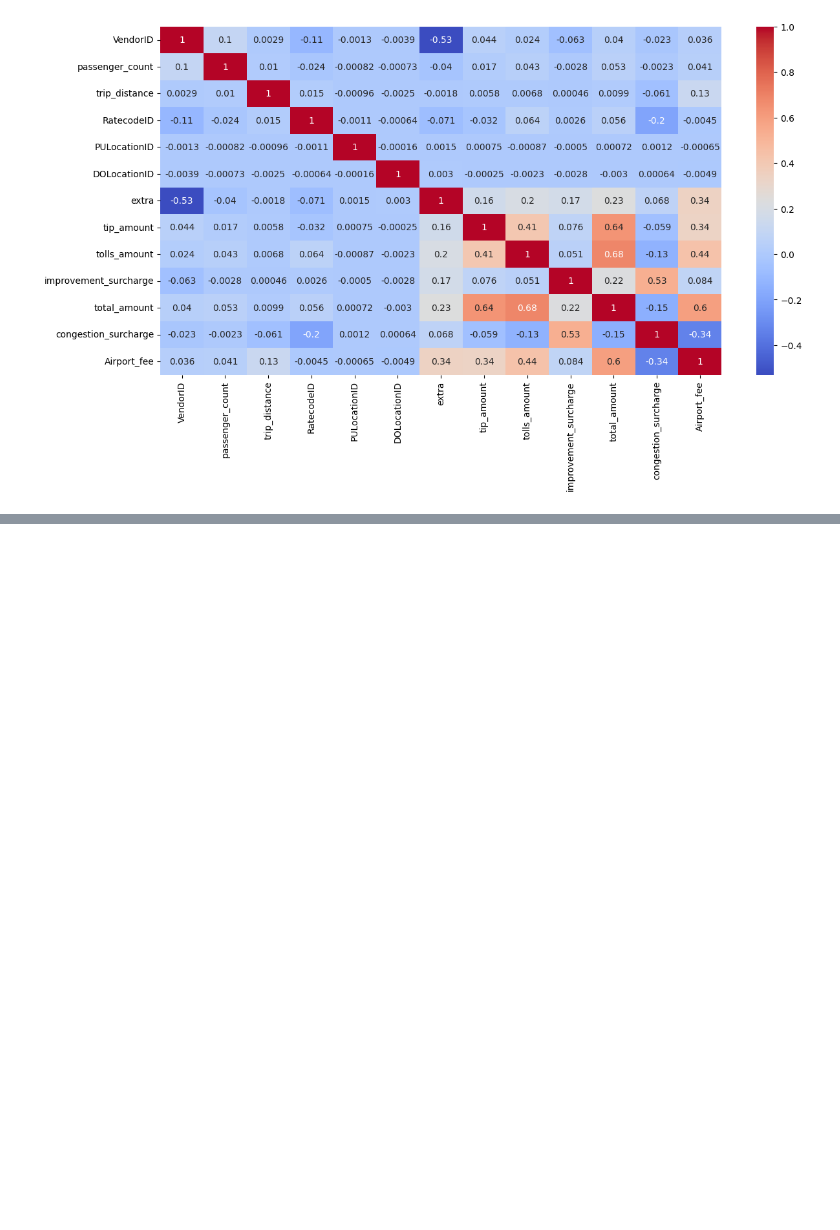
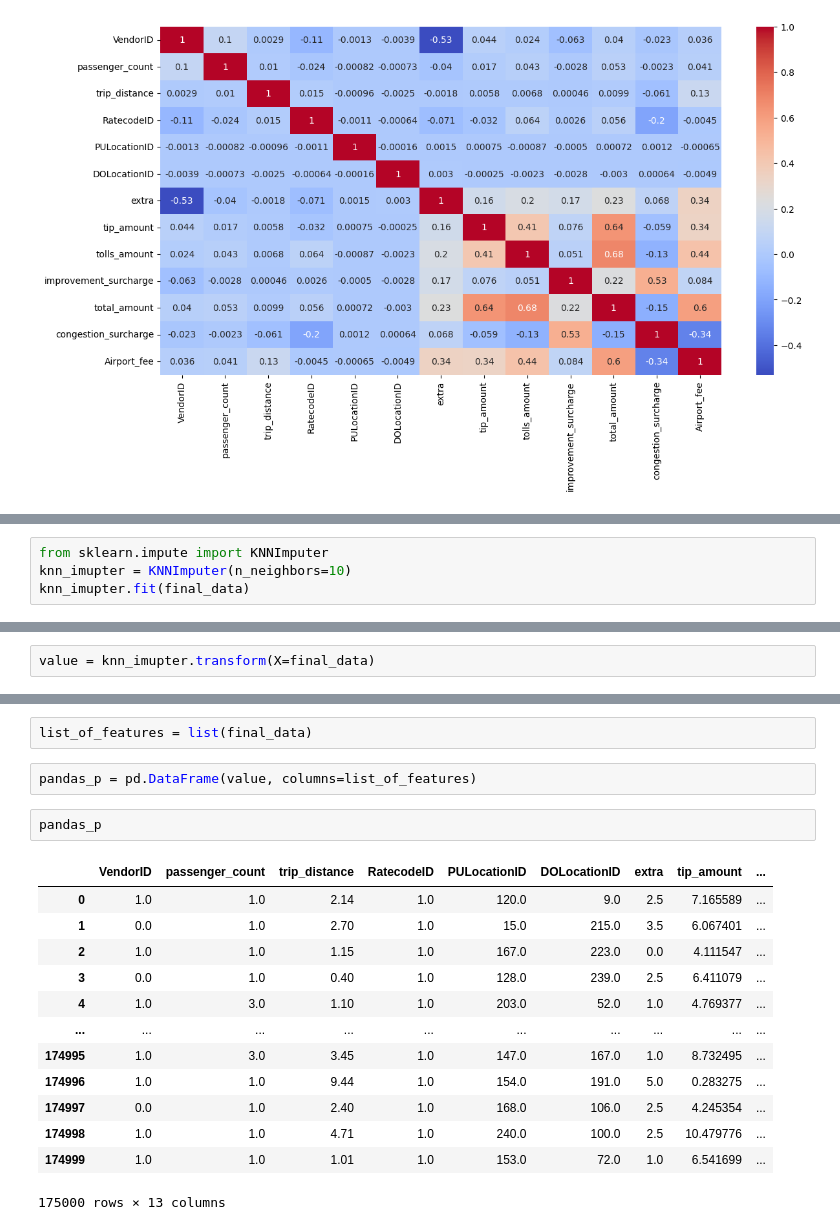
Before and after one commit to aniketkalra11/basic_kaggle_practice, a Jupyter notebook: texi_guru/texi_guru_challange.ipynb, the cells around one changed output, grey strips where cells are left out. Drawn from its saved outputs; the diff is of its cells as text; blank space fills up the shorter version.

```diff
--- a/texi_guru/texi_guru_challange.ipynb
+++ b/texi_guru/texi_guru_challange.ipynb
@@ -93,0 +119,4 @@ SyntaxError: positional argument follows keyword argument (2708030973.py, line 3
+# %%
+from sklearn.impute import KNNImputer
+knn_imupter = KNNImputer(n_neighbors=10)
+knn_imupter.fit(final_data)
@@ -93,0 +125,2 @@ SyntaxError: positional argument follows keyword argument (2708030973.py, line 3
+# %%
+value = knn_imupter.transform(X=final_data)
@@ -93,0 +144,20 @@ SyntaxError: positional argument follows keyword argument (2708030973.py, line 3
+# %%
+list_of_features = list(final_data)
+# %%
+pandas_p = pd.DataFrame(value, columns=list_of_features)
+# %%
+pandas_p
+# %% [output]
+|  | VendorID | passenger_count | trip_distance | RatecodeID | PULocationID | DOLocationID | extra | tip_amount | ... |
+| 0 | 1.0 | 1.0 | 2.14 | 1.0 | 120.0 | 9.0 | 2.5 | 7.165589 | ... |
+| 1 | 0.0 | 1.0 | 2.70 | 1.0 | 15.0 | 215.0 | 3.5 | 6.067401 | ... |
+| 2 | 1.0 | 1.0 | 1.15 | 1.0 | 167.0 | 223.0 | 0.0 | 4.111547 | ... |
+| 3 | 0.0 | 1.0 | 0.40 | 1.0 | 128.0 | 239.0 | 2.5 | 6.411079 | ... |
+| 4 | 1.0 | 3.0 | 1.10 | 1.0 | 203.0 | 52.0 | 1.0 | 4.769377 | ... |
+| ... | ... | ... | ... | ... | ... | ... | ... | ... | ... |
+| 174995 | 1.0 | 3.0 | 3.45 | 1.0 | 147.0 | 167.0 | 1.0 | 8.732495 | ... |
+| 174996 | 1.0 | 1.0 | 9.44 | 1.0 | 154.0 | 191.0 | 5.0 | 0.283275 | ... |
+| 174997 | 0.0 | 1.0 | 2.40 | 1.0 | 168.0 | 106.0 | 2.5 | 4.245354 | ... |
+| 174998 | 1.0 | 1.0 | 4.71 | 1.0 | 240.0 | 100.0 | 2.5 | 10.479776 | ... |
+| 174999 | 1.0 | 1.0 | 1.01 | 1.0 | 153.0 | 72.0 | 1.0 | 6.541699 | ... |
+175000 rows × 13 columns
```
Also changed, not shown: parts of 8 cells of this notebook, 1 other file.
